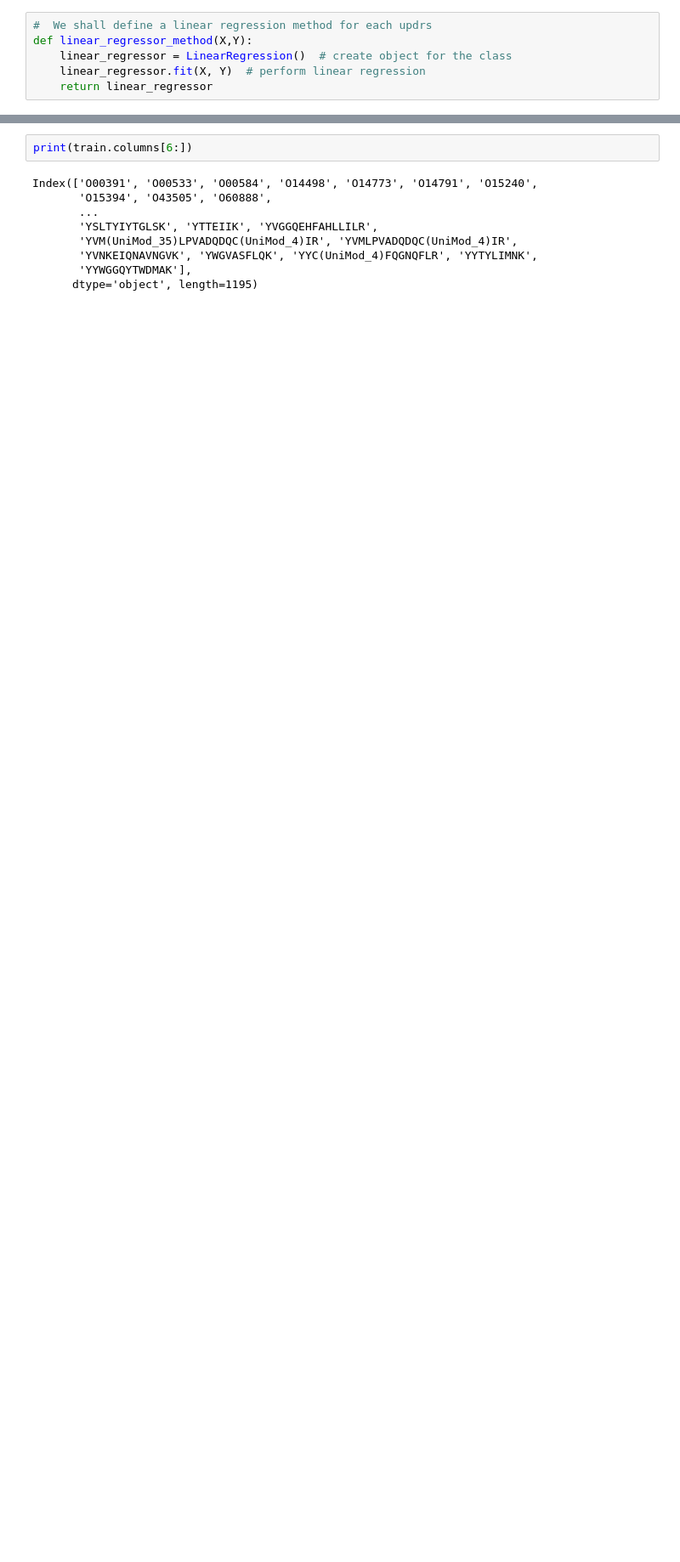
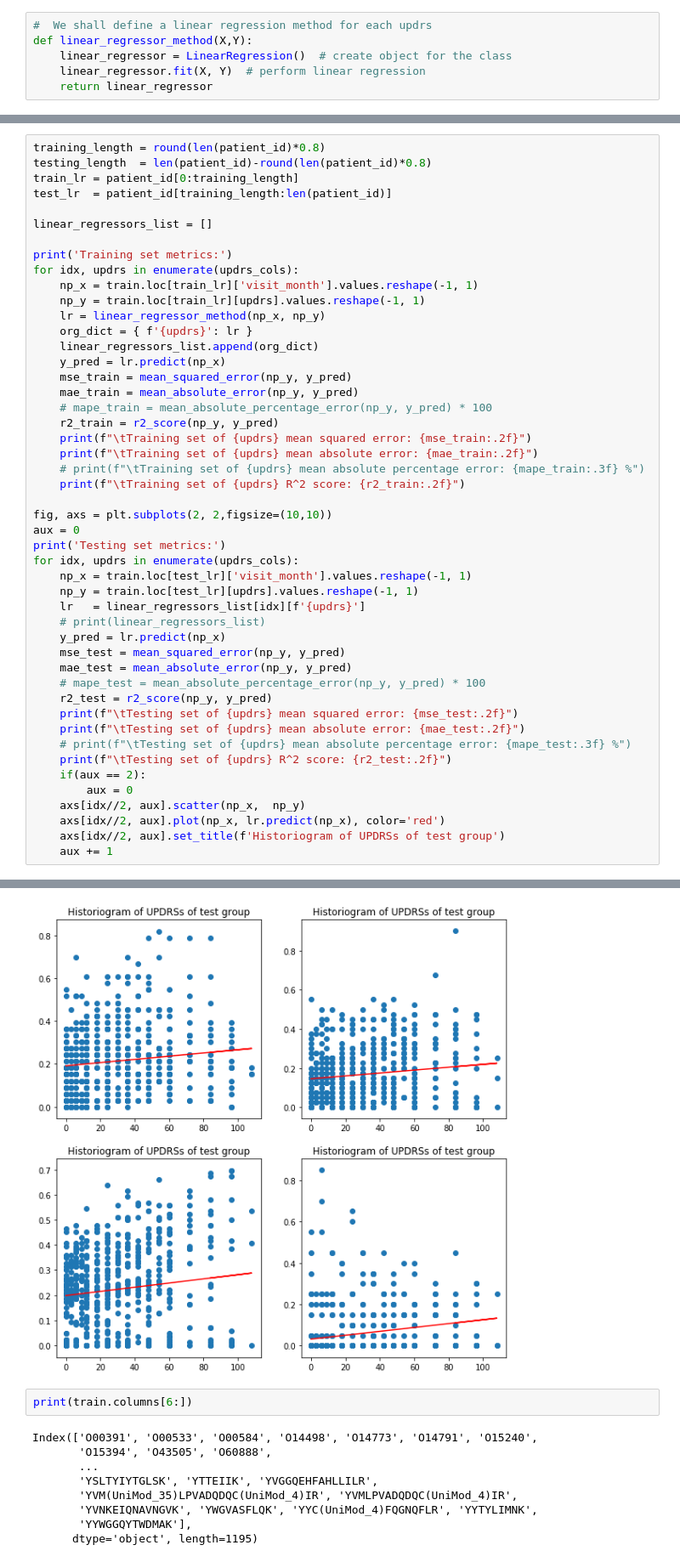
Before and after one commit to carloscastmar/Parkinson-s-Disease-Progression-Prediction, a Jupyter notebook: eda.ipynb, the cells around one changed output, grey strips where cells are left out. Shown at 85% size. Saved outputs shown, nothing was run; the diff lists cells and outputs as text; blank space fills up the shorter version.

```diff
--- a/eda.ipynb
+++ b/eda.ipynb
@@ -195,0 +197,49 @@ for idx, updrs in enumerate(updrs_cols):
+# %%
+training_length = round(len(patient_id)*0.8)
+testing_length  = len(patient_id)-round(len(patient_id)*0.8)
+train_lr = patient_id[0:training_length]
+test_lr  = patient_id[training_length:len(patient_id)]
+
+linear_regressors_list = []
+
+print('Training set metrics:')
+for idx, updrs in enumerate(updrs_cols):
+    np_x = train.loc[train_lr]['visit_month'].values.reshape(-1, 1)
+    np_y = train.loc[train_lr][updrs].values.reshape(-1, 1)
+    lr = linear_regressor_method(np_x, np_y)
+    org_dict = { f'{updrs}': lr }
+    linear_regressors_list.append(org_dict)
+    y_pred = lr.predict(np_x)
+    mse_train = mean_squared_error(np_y, y_pred)
+    mae_train = mean_absolute_error(np_y, y_pred)
+    # mape_train = mean_absolute_percentage_error(np_y, y_pred) * 100
+    r2_train = r2_score(np_y, y_pred)
+    print(f"\tTraining set of {updrs} mean squared error: {mse_train:.2f}")
+    print(f"\tTraining set of {updrs} mean absolute error: {mae_train:.2f}")
+    # print(f"\tTraining set of {updrs} mean absolute percentage error: {mape_train:.3f} %")
+    print(f"\tTraining set of {updrs} R^2 score: {r2_train:.2f}")
+
+fig, axs = plt.subplots(2, 2,figsize=(10,10))
+aux = 0
+print('Testing set metrics:')
+for idx, updrs in enumerate(updrs_cols):
+    np_x = train.loc[test_lr]['visit_month'].values.reshape(-1, 1)
+    np_y = train.loc[test_lr][updrs].values.reshape(-1, 1)
+    lr   = linear_regressors_list[idx][f'{updrs}']
+    # print(linear_regressors_list)
+    y_pred = lr.predict(np_x)
+    mse_test = mean_squared_error(np_y, y_pred)
+    mae_test = mean_absolute_error(np_y, y_pred)
+    # mape_test = mean_absolute_percentage_error(np_y, y_pred) * 100
+    r2_test = r2_score(np_y, y_pred)
+    print(f"\tTesting set of {updrs} mean squared error: {mse_test:.2f}")
+    print(f"\tTesting set of {updrs} mean absolute error: {mae_test:.2f}")
+    # print(f"\tTesting set of {updrs} mean absolute percentage error: {mape_test:.3f} %")
+    print(f"\tTesting set of {updrs} R^2 score: {r2_test:.2f}")
+    if(aux == 2):
+        aux = 0
+    axs[idx//2, aux].scatter(np_x,  np_y)
+    axs[idx//2, aux].plot(np_x, lr.predict(np_x), color='red')
+    axs[idx//2, aux].set_title(f'Historiogram of UPDRSs of test group')
+    aux += 1
+# %% [output]
@@ -196,3 +263,4 @@ for idx, updrs in enumerate(updrs_cols):
+[figure, added]
 # %%
 print(train.columns[6:])
 # %% [output]
```
Also changed, not shown: parts of 11 cells of this notebook.
